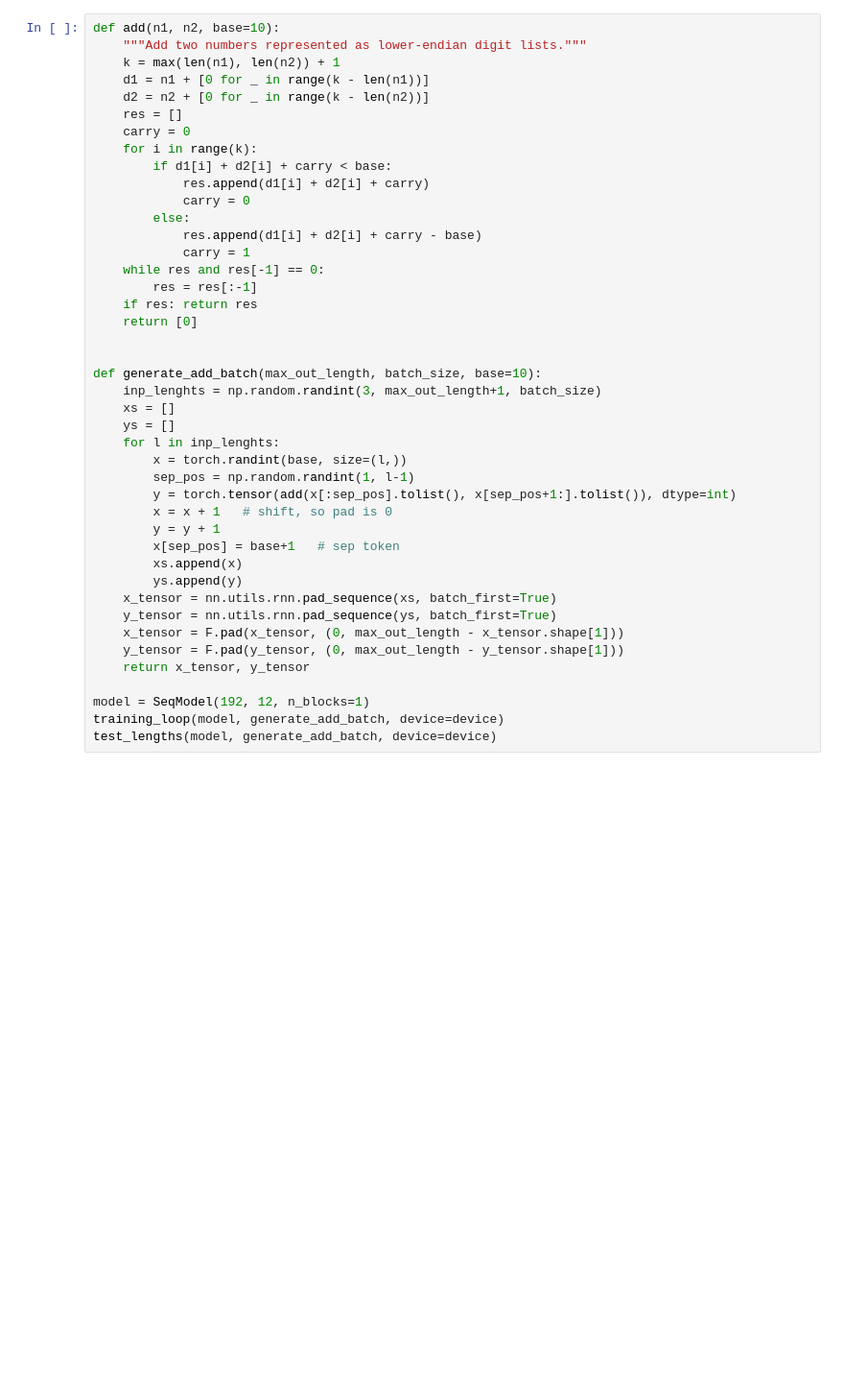
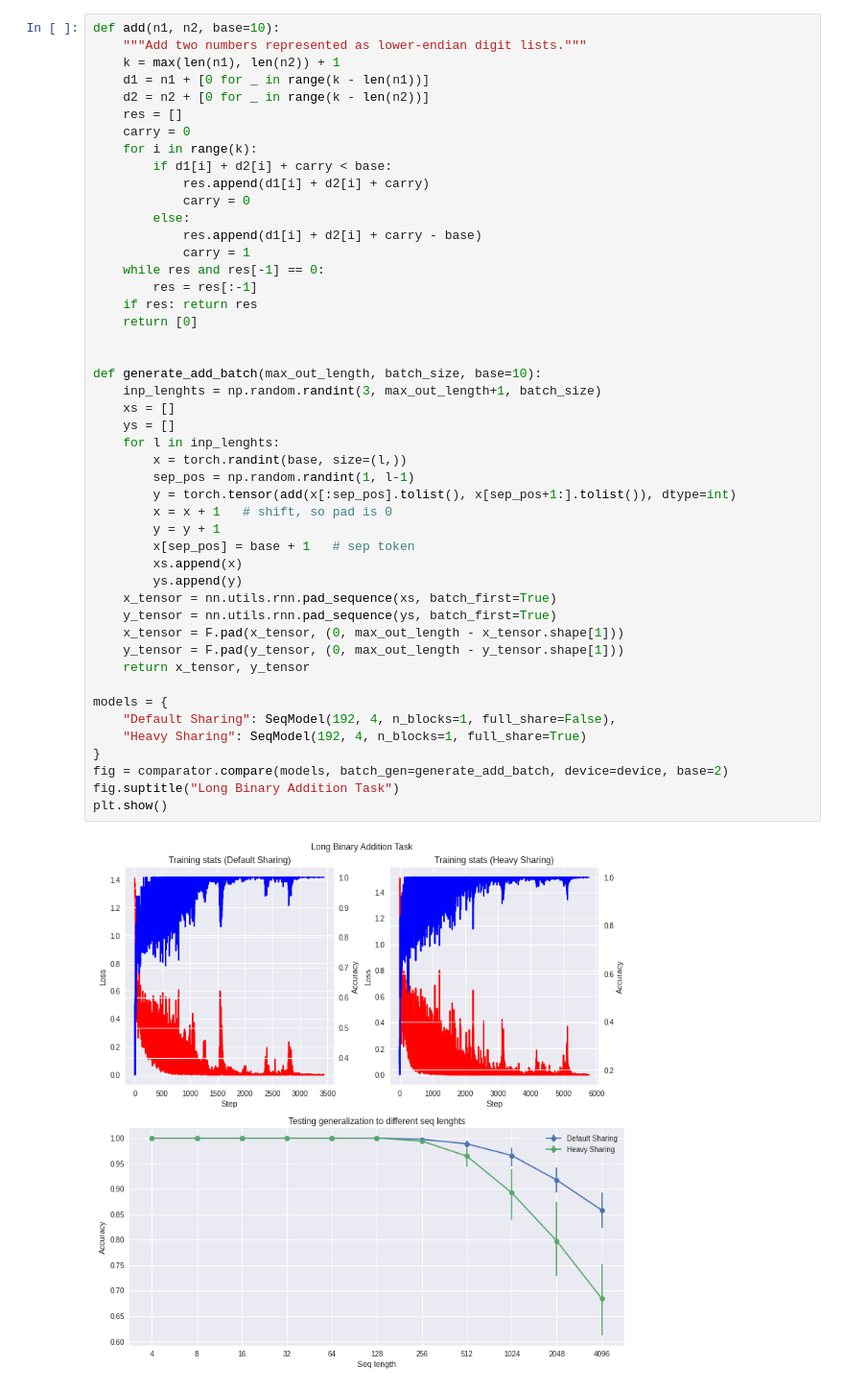
Before and after one commit to Aroksak/RSE, a Jupyter notebook: notebooks/Algorithmic.ipynb, the cells around one changed output. Shown at 96% size. Drawn from its saved outputs; the diff is of its cells as text; blank space fills up the shorter version.

```diff
--- a/notebooks/Algorithmic.ipynb
+++ b/notebooks/Algorithmic.ipynb
@@ -73,34 +83,40 @@ def add(n1, n2, base=10):
         if d1[i] + d2[i] + carry < base:
             res.append(d1[i] + d2[i] + carry)
             carry = 0
         else:
             res.append(d1[i] + d2[i] + carry - base)
             carry = 1
     while res and res[-1] == 0:
         res = res[:-1]
     if res: return res
     return [0]
 
 
 def generate_add_batch(max_out_length, batch_size, base=10):
     inp_lenghts = np.random.randint(3, max_out_length+1, batch_size)
     xs = []
     ys = []
     for l in inp_lenghts:
         x = torch.randint(base, size=(l,))
         sep_pos = np.random.randint(1, l-1)
         y = torch.tensor(add(x[:sep_pos].tolist(), x[sep_pos+1:].tolist()), dtype=int)
         x = x + 1   # shift, so pad is 0
         y = y + 1
-        x[sep_pos] = base+1   # sep token
+        x[sep_pos] = base + 1   # sep token
         xs.append(x)
         ys.append(y)
     x_tensor = nn.utils.rnn.pad_sequence(xs, batch_first=True)
     y_tensor = nn.utils.rnn.pad_sequence(ys, batch_first=True)
     x_tensor = F.pad(x_tensor, (0, max_out_length - x_tensor.shape[1]))
     y_tensor = F.pad(y_tensor, (0, max_out_length - y_tensor.shape[1]))
     return x_tensor, y_tensor
 
-model = SeqModel(192, 12, n_blocks=1)
-training_loop(model, generate_add_batch, device=device)
-test_lengths(model, generate_add_batch, device=device)
+models = {
+    "Default Sharing": SeqModel(192, 4, n_blocks=1, full_share=False),
+    "Heavy Sharing": SeqModel(192, 4, n_blocks=1, full_share=True)
+}
+fig = comparator.compare(models, batch_gen=generate_add_batch, device=device, base=2)
+fig.suptitle("Long Binary Addition Task")
+plt.show()
+# %% [output]
+[figure, added]
```
Also changed, not shown: parts of 5 cells of this notebook, 2 other files.
